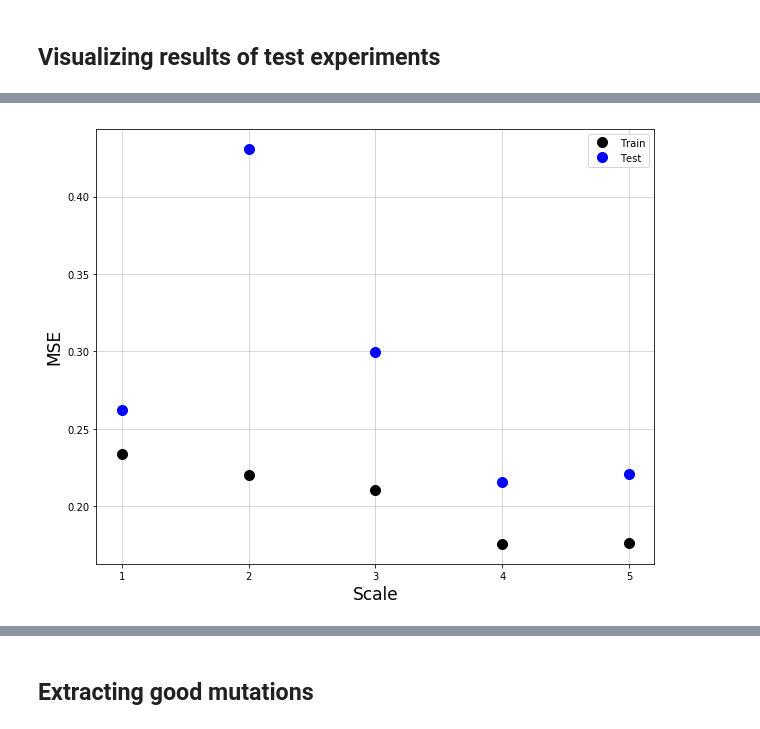
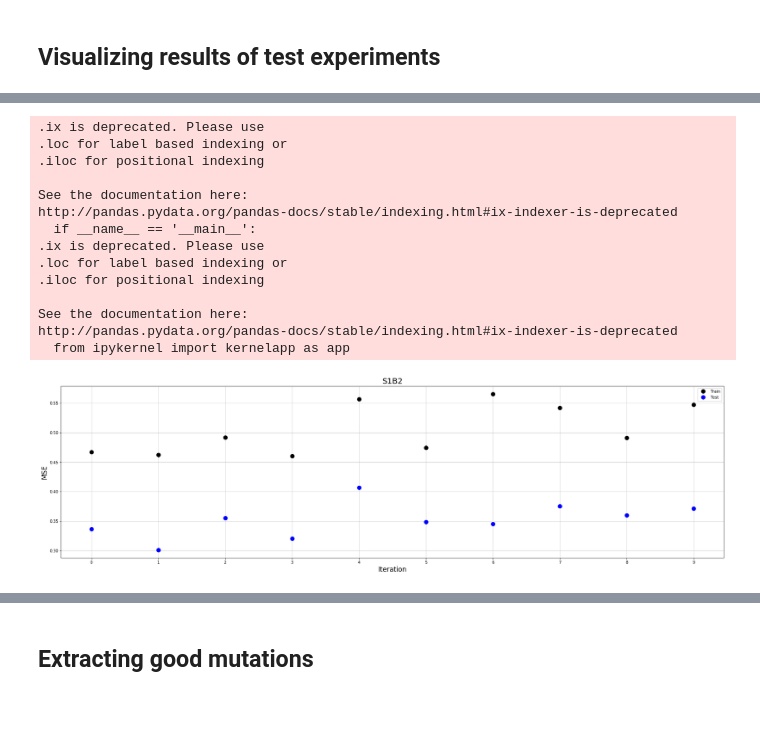
Before and after one commit to karensarkisyan/GFP_CNN, a Jupyter notebook: prediction_analysis.ipynb, the cells around one changed output, grey strips where cells are left out. Saved outputs shown, nothing was run; the diff lists cells and outputs as text; code cells hidden in the pictures.

```diff
--- a/prediction_analysis.ipynb
+++ b/prediction_analysis.ipynb
@@ -22,3 +31,21 @@ f='../tmp/20180415-2105_Scale_mse.txt'
+# %%
+f='../tmp/20180430-1303_S1B2_mse.txt'
+experiment=f.split('/')[-1].split('_')[0]
 # %%
 mse_train=list(pd.DataFrame.from_csv(f,sep='\t').ix['Train'])
 mse_val=list(pd.DataFrame.from_csv(f,sep='\t').ix['Test'])
+# %% [output]
+.ix is deprecated. Please use
+.loc for label based indexing or
+.iloc for positional indexing
+
+See the documentation here:
+http://pandas.pydata.org/pandas-docs/stable/indexing.html#ix-indexer-is-deprecated
+  if __name__ == '__main__':
+.ix is deprecated. Please use
+.loc for label based indexing or
+.iloc for positional indexing
+
+See the documentation here:
+http://pandas.pydata.org/pandas-docs/stable/indexing.html#ix-indexer-is-deprecated
+  from ipykernel import kernelapp as app
@@ -25,13 +55,14 @@ mse_val=list(pd.DataFrame.from_csv(f,sep='\t').ix['Test'])
 # %%
-plt.figure(figsize=[10,8])
+plt.figure(figsize=[30,8])
 plt.plot([x for x in range(len(mse_train))],mse_train,'ok',label='Train',ms=10)
 plt.plot([x for x in range(len(mse_val))],mse_val,'ob',label='Test',ms=10)
 plt.ylabel('MSE',fontsize=17)
-plt.xlabel('Scale',fontsize=17)
+plt.xlabel('Iteration',fontsize=17)
 plt.legend()
+plt.title(f.split('_')[1],fontsize=20)
 plt.grid('k',lw=0.5)
-plt.xticks([x for x in range(len(mse_train))],[str(x) for x in range(1,6)])
+plt.xticks([x for x in range(len(mse_train))])
 plt.savefig('../figures/'+experiment+'_'+'_'.join(f.split('_')[1:-1])+'.pdf');
 # %% [output]
-[figure, old version]
+[figure, new version]
 # %%
```
Also changed, not shown: parts of 13 cells of this notebook, 5 other files.
